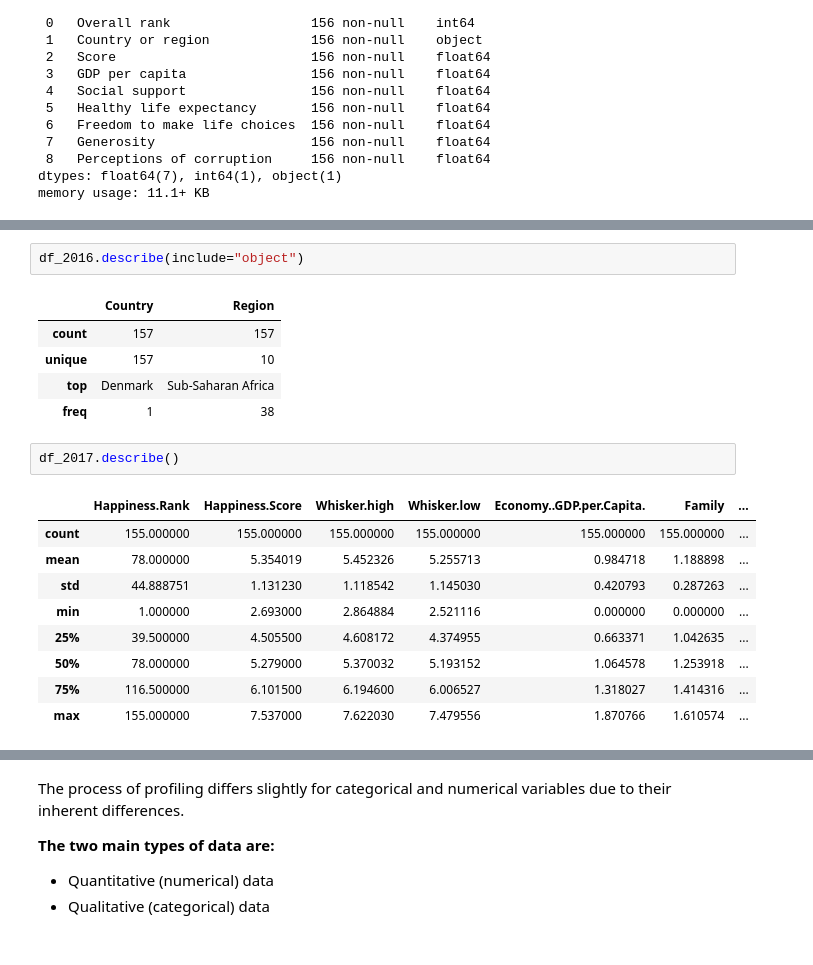
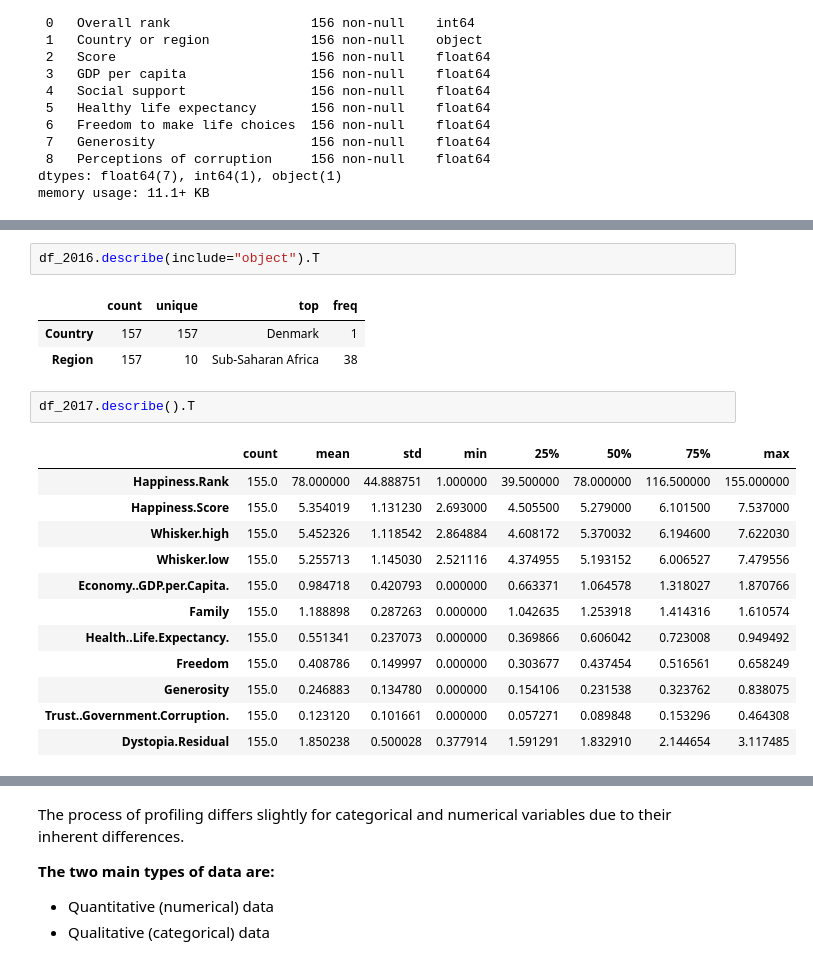
Before and after one commit to Tuwaiq-DS-ML-bootcamp-V-9/Usecase-2, a Jupyter notebook: EDA explain template.ipynb, the cells around one changed output, grey strips where cells are left out. Saved outputs shown, nothing was run; the diff lists cells and outputs as text.

```diff
--- a/EDA explain template.ipynb
+++ b/EDA explain template.ipynb
@@ -240,21 +260,22 @@ df_2016.describe()
 # %%
-df_2016.describe(include="object")
+df_2016.describe(include="object").T
 # %% [output]
-|  | Country | Region |
-| count | 157 | 157 |
-| unique | 157 | 10 |
-| top | Denmark | Sub-Saharan Africa |
-| freq | 1 | 38 |
+|  | count | unique | top | freq |
+| Country | 157 | 157 | Denmark | 1 |
+| Region | 157 | 10 | Sub-Saharan Africa | 38 |
 # %%
-df_2017.describe()
+df_2017.describe().T
 # %% [output]
-|  | Happiness.Rank | Happiness.Score | Whisker.high | Whisker.low | Economy..GDP.per.Capita. | Family | ... |
-| count | 155.000000 | 155.000000 | 155.000000 | 155.000000 | 155.000000 | 155.000000 | ... |
-| mean | 78.000000 | 5.354019 | 5.452326 | 5.255713 | 0.984718 | 1.188898 | ... |
-| std | 44.888751 | 1.131230 | 1.118542 | 1.145030 | 0.420793 | 0.287263 | ... |
-| min | 1.000000 | 2.693000 | 2.864884 | 2.521116 | 0.000000 | 0.000000 | ... |
-| 25% | 39.500000 | 4.505500 | 4.608172 | 4.374955 | 0.663371 | 1.042635 | ... |
-| 50% | 78.000000 | 5.279000 | 5.370032 | 5.193152 | 1.064578 | 1.253918 | ... |
-| 75% | 116.500000 | 6.101500 | 6.194600 | 6.006527 | 1.318027 | 1.414316 | ... |
-| max | 155.000000 | 7.537000 | 7.622030 | 7.479556 | 1.870766 | 1.610574 | ... |
+|  | count | mean | std | min | 25% | 50% | 75% | max |
+| Happiness.Rank | 155.0 | 78.000000 | 44.888751 | 1.000000 | 39.500000 | 78.000000 | 116.500000 | 155.000000 |
+| Happiness.Score | 155.0 | 5.354019 | 1.131230 | 2.693000 | 4.505500 | 5.279000 | 6.101500 | 7.537000 |
+| Whisker.high | 155.0 | 5.452326 | 1.118542 | 2.864884 | 4.608172 | 5.370032 | 6.194600 | 7.622030 |
+| Whisker.low | 155.0 | 5.255713 | 1.145030 | 2.521116 | 4.374955 | 5.193152 | 6.006527 | 7.479556 |
+| Economy..GDP.per.Capita. | 155.0 | 0.984718 | 0.420793 | 0.000000 | 0.663371 | 1.064578 | 1.318027 | 1.870766 |
+| Family | 155.0 | 1.188898 | 0.287263 | 0.000000 | 1.042635 | 1.253918 | 1.414316 | 1.610574 |
+| Health..Life.Expectancy. | 155.0 | 0.551341 | 0.237073 | 0.000000 | 0.369866 | 0.606042 | 0.723008 | 0.949492 |
+| Freedom | 155.0 | 0.408786 | 0.149997 | 0.000000 | 0.303677 | 0.437454 | 0.516561 | 0.658249 |
+| Generosity | 155.0 | 0.246883 | 0.134780 | 0.000000 | 0.154106 | 0.231538 | 0.323762 | 0.838075 |
+| Trust..Government.Corruption. | 155.0 | 0.123120 | 0.101661 | 0.000000 | 0.057271 | 0.089848 | 0.153296 | 0.464308 |
+| Dystopia.Residual | 155.0 | 1.850238 | 0.500028 | 0.377914 | 1.591291 | 1.832910 | 2.144654 | 3.117485 |
 # %%
```
Also changed, not shown: parts of 103 cells of this notebook, 1 other file.
